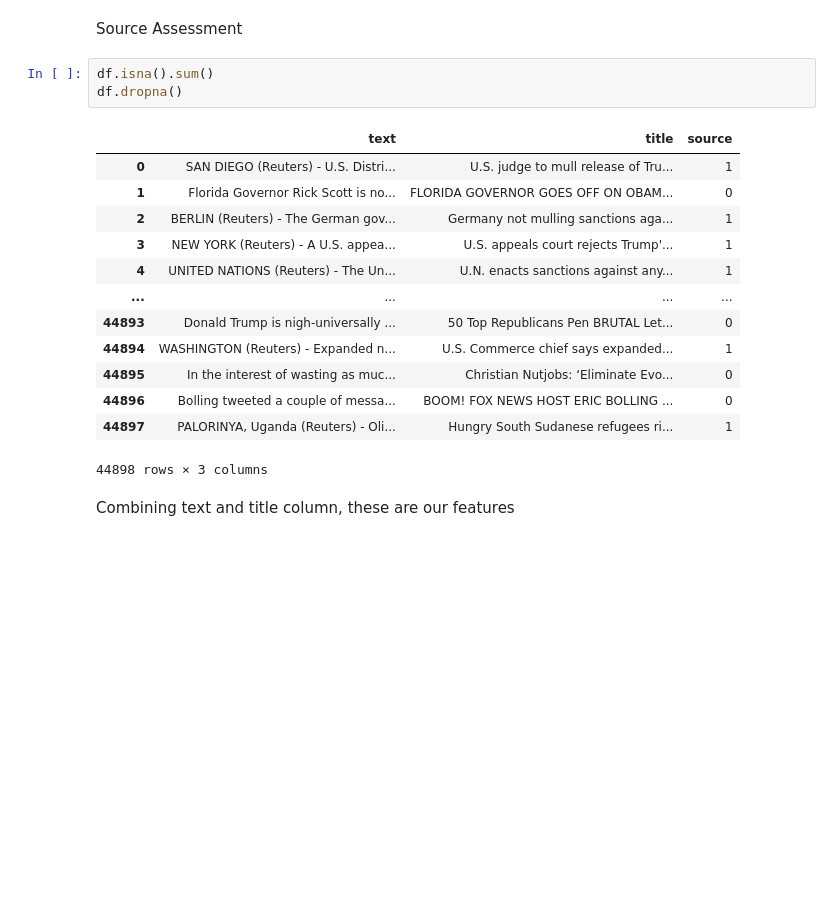
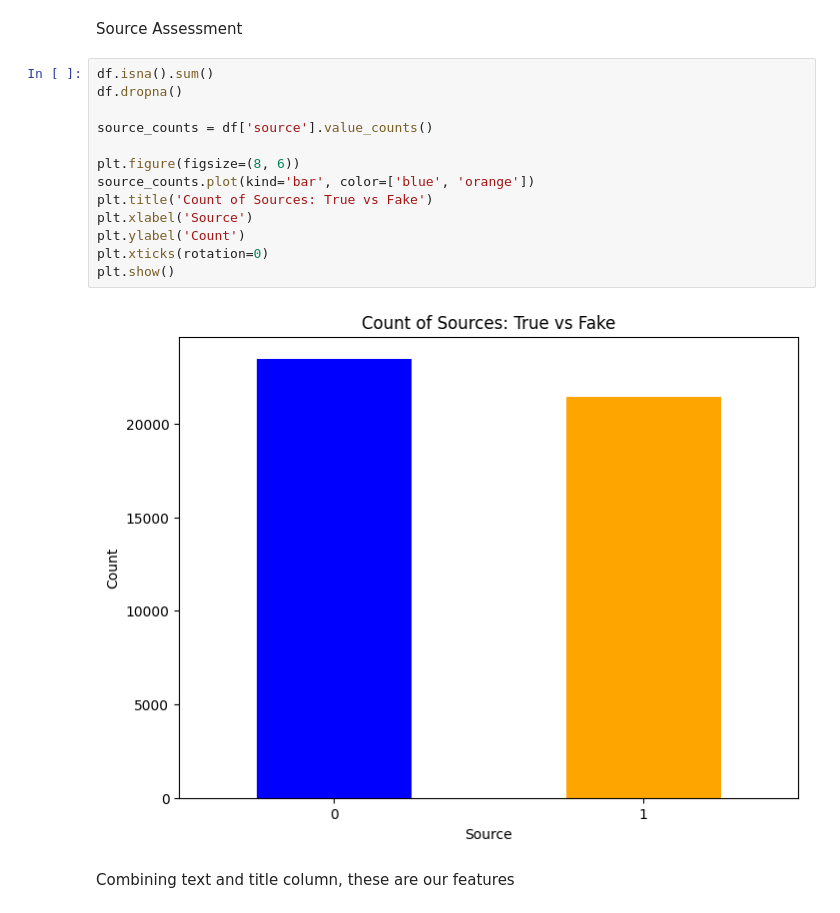
Before and after one commit to vaishantkrishna/ECE-539-Final-Project, a Jupyter notebook: text_preprocessing.ipynb, the cells around one changed output. Drawn from its saved outputs; the diff is of its cells as text; blank space fills up the shorter version.

```diff
--- a/text_preprocessing.ipynb
+++ b/text_preprocessing.ipynb
@@ -44,23 +45,21 @@ df
 44898 rows × 3 columns
 # %% [markdown]
 Source Assessment
-# %%
-df.isna().sum()
-df.dropna()
-# %% [output]
-|  | text | title | source |
-| 0 | SAN DIEGO (Reuters) - U.S. Distri... | U.S. judge to mull release of Tru... | 1 |
-| 1 | Florida Governor Rick Scott is no... | FLORIDA GOVERNOR GOES OFF ON OBAM... | 0 |
-| 2 | BERLIN (Reuters) - The German gov... | Germany not mulling sanctions aga... | 1 |
-| 3 | NEW YORK (Reuters) - A U.S. appea... | U.S. appeals court rejects Trump'... | 1 |
-| 4 | UNITED NATIONS (Reuters) - The Un... | U.N. enacts sanctions against any... | 1 |
-| ... | ... | ... | ... |
-| 44893 | Donald Trump is nigh-universally ... | 50 Top Republicans Pen BRUTAL Let... | 0 |
-| 44894 | WASHINGTON (Reuters) - Expanded n... | U.S. Commerce chief says expanded... | 1 |
-| 44895 | In the interest of wasting as muc... | Christian Nutjobs: ‘Eliminate Evo... | 0 |
-| 44896 | Bolling tweeted a couple of messa... | BOOM! FOX NEWS HOST ERIC BOLLING ... | 0 |
-| 44897 | PALORINYA, Uganda (Reuters) - Oli... | Hungry South Sudanese refugees ri... | 1 |
-44898 rows × 3 columns
+# %%
+df.isna().sum()
+df.dropna()
+
+source_counts = df['source'].value_counts()
+
+plt.figure(figsize=(8, 6))
+source_counts.plot(kind='bar', color=['blue', 'orange'])
+plt.title('Count of Sources: True vs Fake')
+plt.xlabel('Source')
+plt.ylabel('Count')
+plt.xticks(rotation=0)
+plt.show()
+# %% [output]
+[figure, added]
 # %% [markdown]
 Combining text and title column, these are our features
 # %%
```
Also changed, not shown: parts of 27 cells of this notebook.
